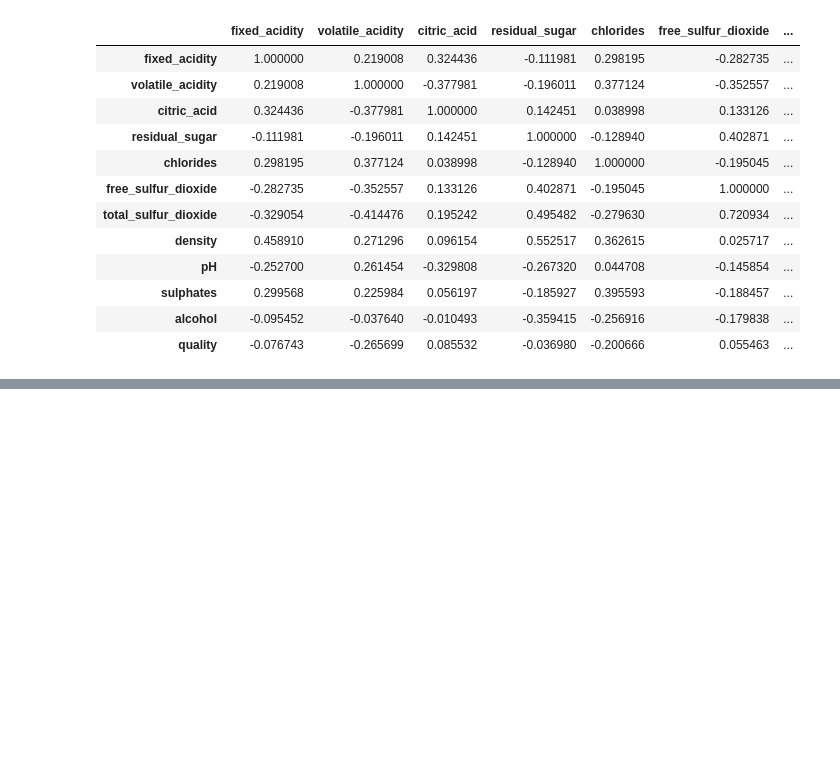
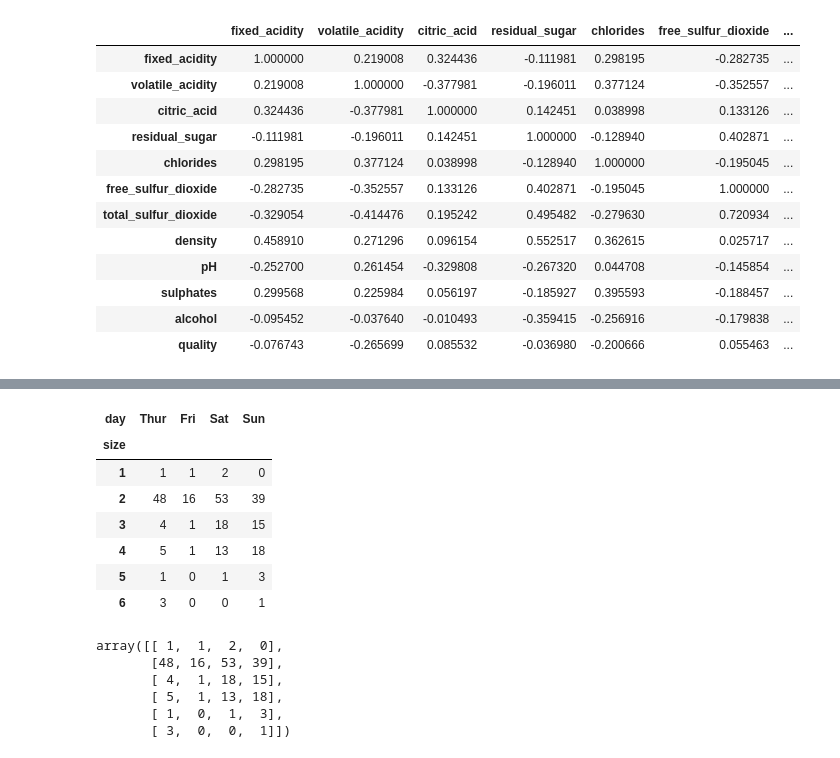
Before and after one commit to saromaddy/numpy_pandas, a Jupyter notebook: statistcal_data_visualisation.ipynb, the cells around one changed output, grey strips where cells are left out. Cells and saved outputs as stored; diff of their text form; code cells hidden in the pictures; blank space fills up the shorter version.

```diff
--- a/statistcal_data_visualisation.ipynb
+++ b/statistcal_data_visualisation.ipynb
@@ -152,0 +449,24 @@ df.corr()
+# %%
+data = pd.crosstab(df1["size"],df1["day"])
+data
+# %% [output]
+| day | Thur | Fri | Sat | Sun |
+| size |  |  |  |  |
+| 1 | 1 | 1 | 2 | 0 |
+| 2 | 48 | 16 | 53 | 39 |
+| 3 | 4 | 1 | 18 | 15 |
+| 4 | 5 | 1 | 13 | 18 |
+| 5 | 1 | 0 | 1 | 3 |
+| 6 | 3 | 0 | 0 | 1 |
+# %%
+#observed value
+
+observed_value = data.values
+observed_value
+# %% [output]
+array([[ 1,  1,  2,  0],
+       [48, 16, 53, 39],
+       [ 4,  1, 18, 15],
+       [ 5,  1, 13, 18],
+       [ 1,  0,  1,  3],
+       [ 3,  0,  0,  1]])
```
Also changed, not shown: parts of 30 cells of this notebook.
